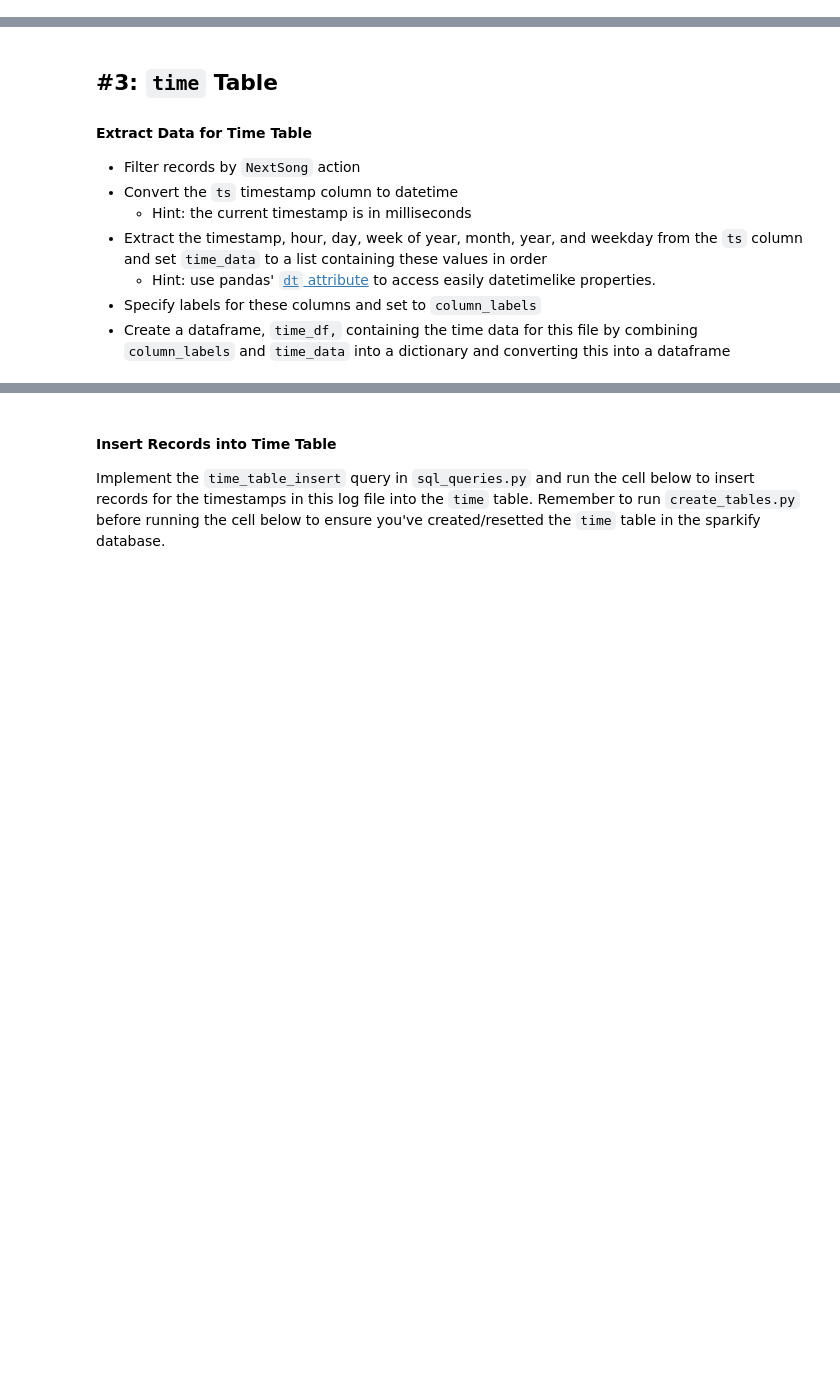
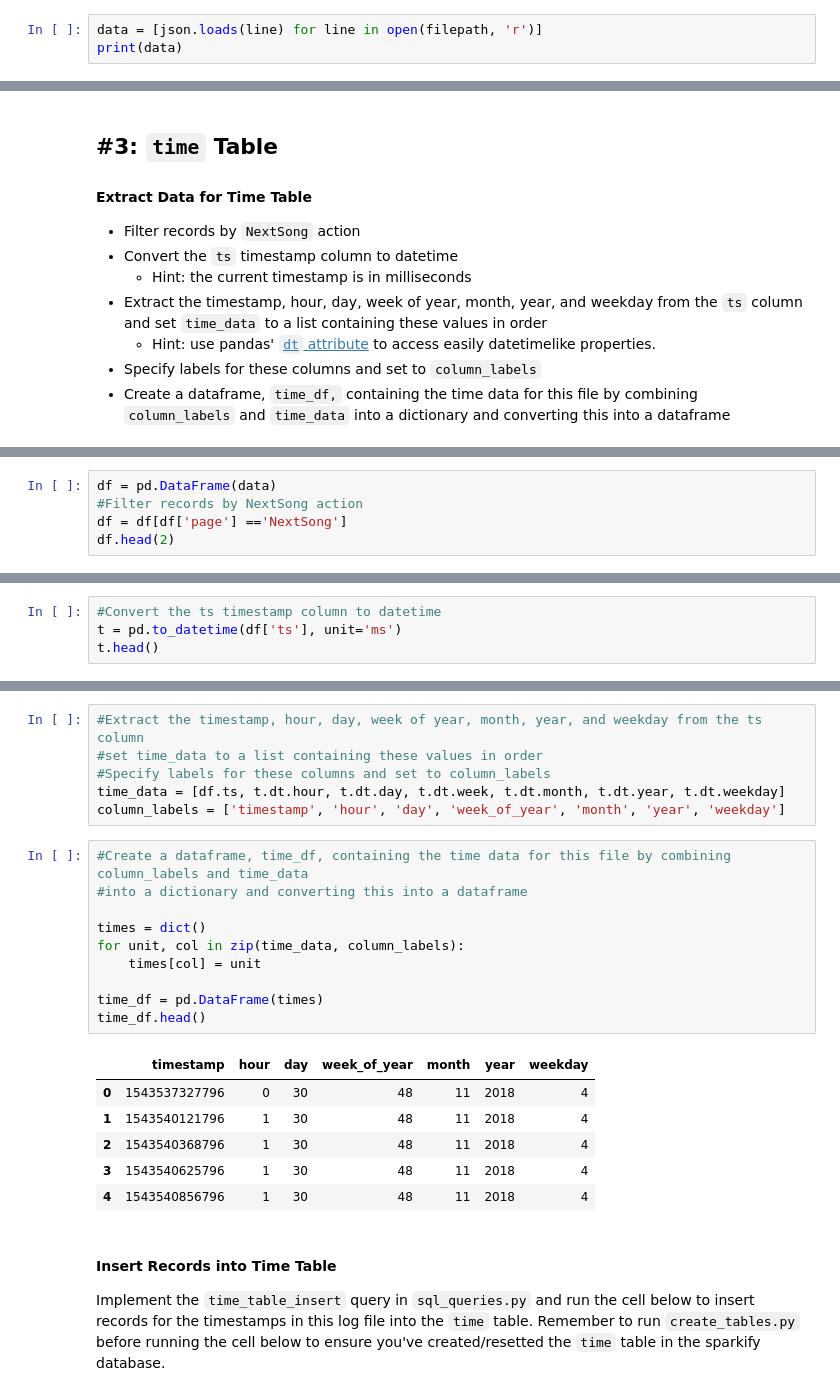
Before and after one commit to siawayforward/data-engineering-learnings, a Jupyter notebook: DEND_p1_data_modeling_postgresql/etl.ipynb, the cells around one changed output, grey strips where cells are left out. Cells and saved outputs as stored; diff of their text form; blank space fills up the shorter version.

```diff
--- a/DEND_p1_data_modeling_postgresql/etl.ipynb
+++ b/DEND_p1_data_modeling_postgresql/etl.ipynb
@@ -118,0 +122,3 @@ ValueError: Trailing data
+# %%
+data = [json.loads(line) for line in open(filepath, 'r')]
+print(data)
@@ -140,0 +137,5 @@ time_df.head()
+# %%
+df = pd.DataFrame(data)
+#Filter records by NextSong action
+df = df[df['page'] =='NextSong']
+df.head(2)
@@ -140,0 +146,4 @@ time_df.head()
+# %%
+#Convert the ts timestamp column to datetime
+t = pd.to_datetime(df['ts'], unit='ms')
+t.head()
@@ -141,3 +157,26 @@ time_df.head()
+# %%
+#Extract the timestamp, hour, day, week of year, month, year, and weekday from the ts column
+#set time_data to a list containing these values in order
+#Specify labels for these columns and set to column_labels
+time_data = [df.ts, t.dt.hour, t.dt.day, t.dt.week, t.dt.month, t.dt.year, t.dt.weekday]
+column_labels = ['timestamp', 'hour', 'day', 'week_of_year', 'month', 'year', 'weekday']
+# %%
+#Create a dataframe, time_df, containing the time data for this file by combining column_labels and time_data
+#into a dictionary and converting this into a dataframe
+
+times = dict()
+for unit, col in zip(time_data, column_labels):
+    times[col] = unit
+
+time_df = pd.DataFrame(times)
+time_df.head()
+# %% [output]
+|  | timestamp | hour | day | week_of_year | month | year | weekday |
+| 0 | 1543537327796 | 0 | 30 | 48 | 11 | 2018 | 4 |
+| 1 | 1543540121796 | 1 | 30 | 48 | 11 | 2018 | 4 |
+| 2 | 1543540368796 | 1 | 30 | 48 | 11 | 2018 | 4 |
+| 3 | 1543540625796 | 1 | 30 | 48 | 11 | 2018 | 4 |
+| 4 | 1543540856796 | 1 | 30 | 48 | 11 | 2018 | 4 |
 # %% [markdown]
 #### Insert Records into Time Table
 Implement the `time_table_insert` query in `sql_queries.py` and run the cell below to insert records for the timestamps in this log file into the `time` table. Remember to run `create_tables.py` before running the cell below to ensure you've created/resetted the `time` table in the sparkify database.
```
Also changed, not shown: parts of 22 cells of this notebook, 7 other files.
